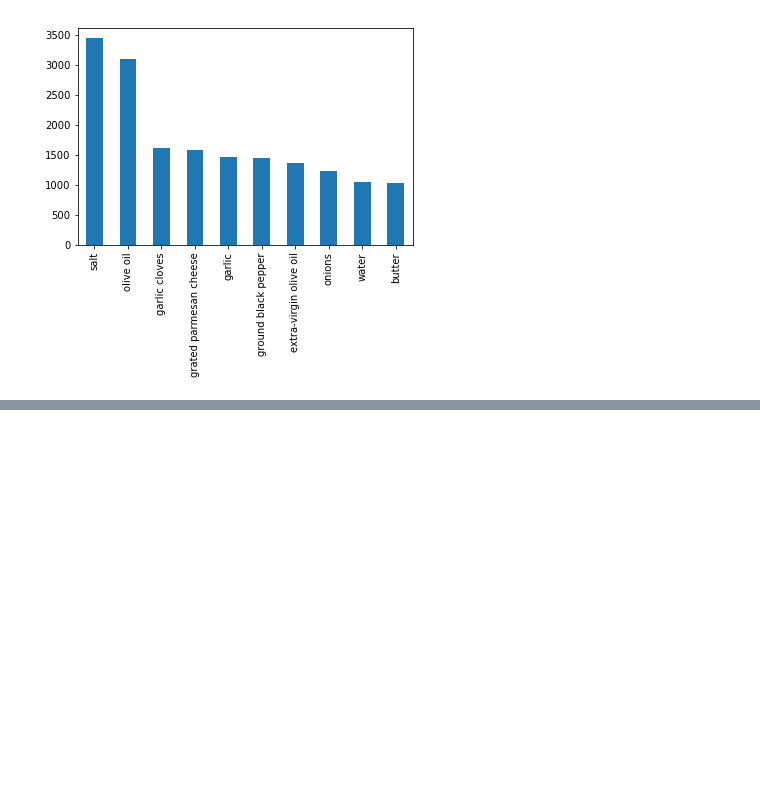
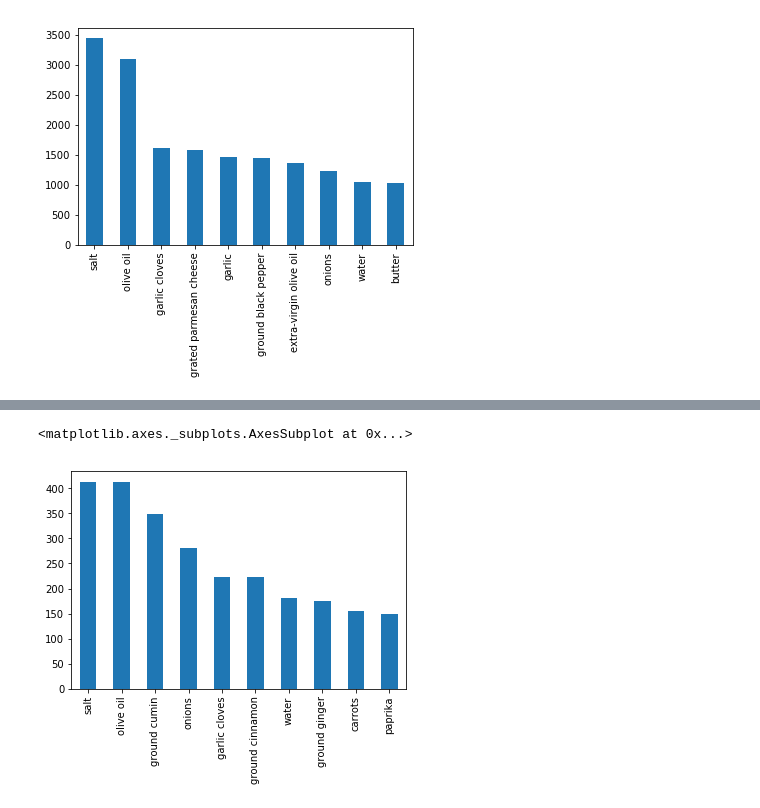
Before and after one commit to Zoltrix/Datascience-Team-Hackathon, a Jupyter notebook: 2- EDA/EDA.ipynb, the cells around one changed output, grey strips where cells are left out. Drawn from its saved outputs; the diff is of its cells as text; code cells hidden in the pictures; blank space fills up the shorter version.

```diff
--- a/2- EDA/EDA.ipynb
+++ b/2- EDA/EDA.ipynb
@@ -169,0 +175,5 @@ pd.Series(cuisine_ingr[cuisine_ingr.cuisine=="italian"]['ingredients'].values[0]
+# %%
+pd.Series(cuisine_ingr[cuisine_ingr.cuisine=="moroccan"]['ingredients'].values[0]).value_counts()[:10].plot('bar')
+# %% [output]
+<matplotlib.axes._subplots.AxesSubplot at 0x...>
+[figure, added]
```
Also changed, not shown: parts of 23 cells of this notebook.
